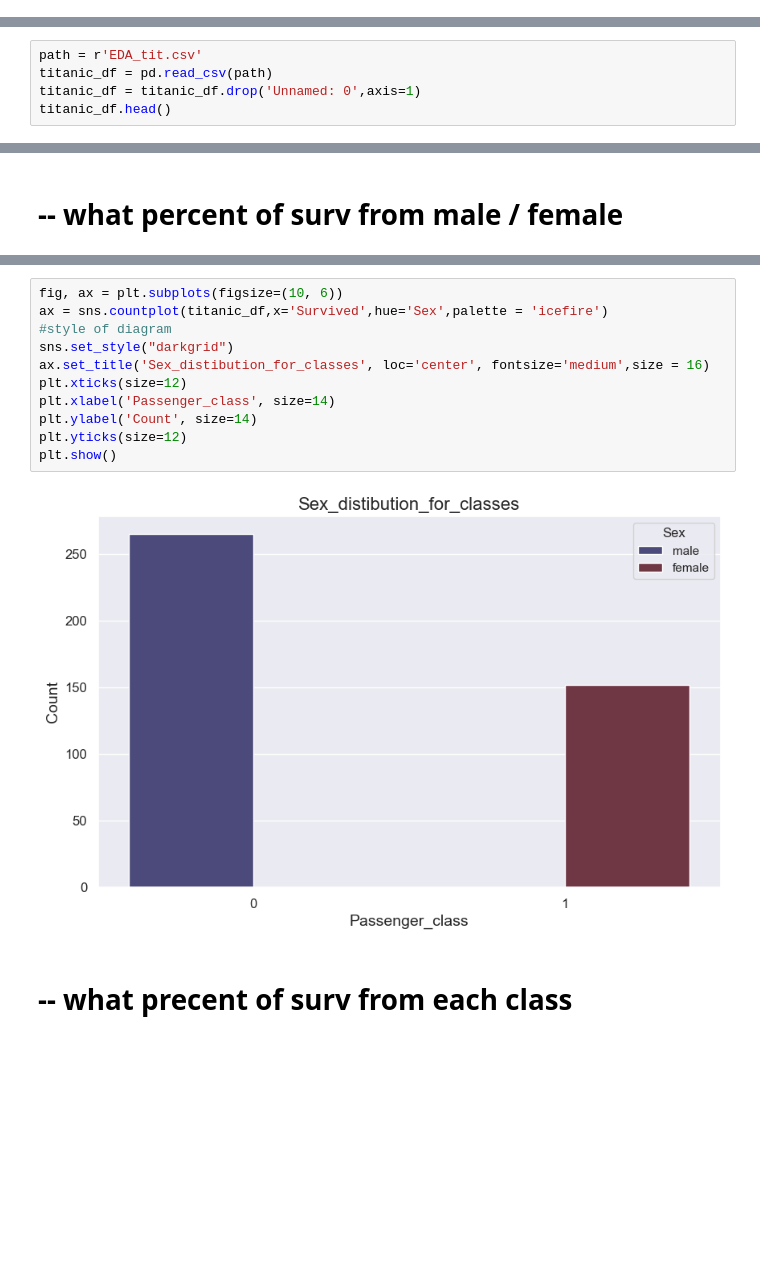
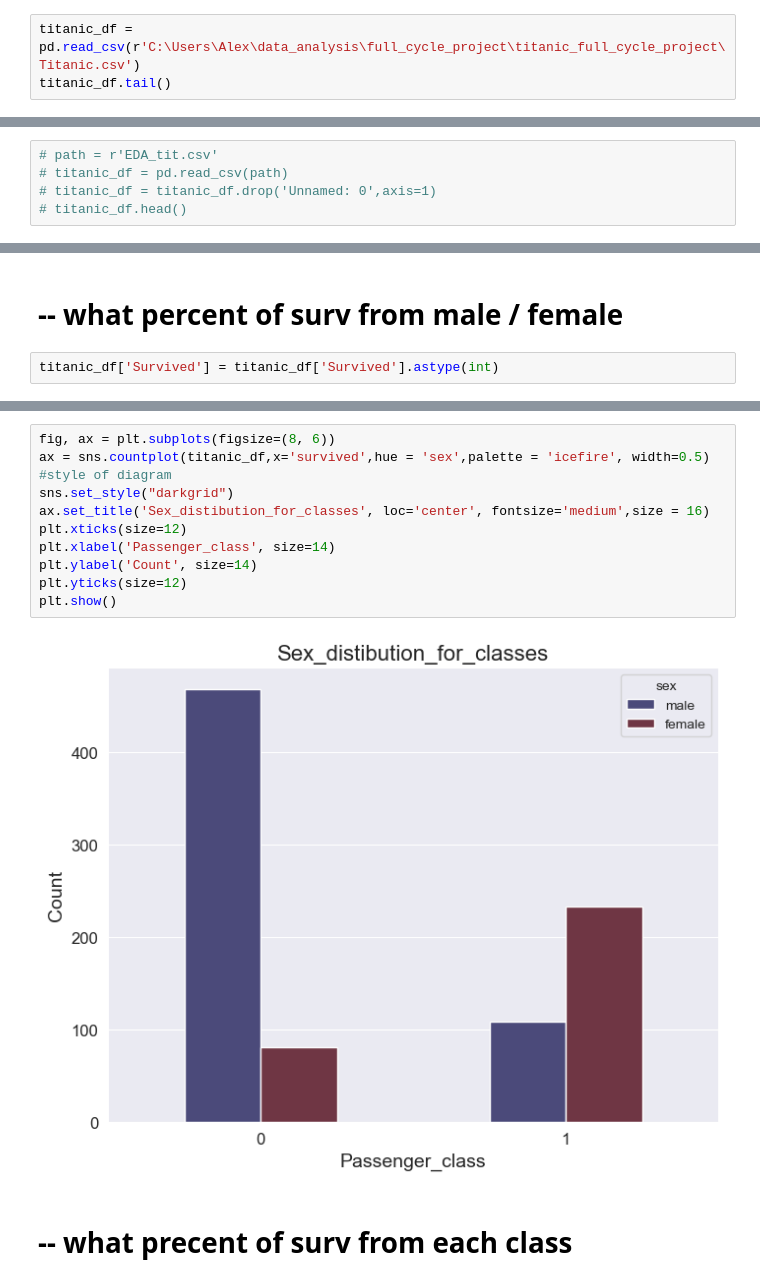
Before and after one commit to 88alexinho/titanic_full_cycle_project, a Jupyter notebook: full_cycle_project.ipynb, the cells around one changed output, grey strips where cells are left out. Drawn from its saved outputs; the diff is of its cells as text; blank space fills up the shorter version.

```diff
--- a/full_cycle_project.ipynb
+++ b/full_cycle_project.ipynb
@@ -29,0 +23,3 @@ tit_df.head()
+# %%
+titanic_df = pd.read_csv(r'C:\Users\Alex\data_analysis\full_cycle_project\titanic_full_cycle_project\Titanic.csv')
+titanic_df.tail()
@@ -110,5 +73,5 @@ tit_df.to_csv('EDA_tit.csv')
 # %%
-path = r'EDA_tit.csv'
-titanic_df = pd.read_csv(path)
-titanic_df = titanic_df.drop('Unnamed: 0',axis=1)
-titanic_df.head()
+# path = r'EDA_tit.csv'
+# titanic_df = pd.read_csv(path)
+# titanic_df = titanic_df.drop('Unnamed: 0',axis=1)
+# titanic_df.head()
@@ -303,3 +254,5 @@ plt.show()
 # %% [markdown]
 # -- what percent of surv from male / female
+# %%
+titanic_df['Survived'] = titanic_df['Survived'].astype(int)
 # %%
@@ -320,16 +360,16 @@ Name: Survived, Length: 417, dtype: int64
 # %%
-fig, ax = plt.subplots(figsize=(10, 6))
-ax = sns.countplot(titanic_df,x='Survived',hue='Sex',palette = 'icefire')
+fig, ax = plt.subplots(figsize=(8, 6))
+ax = sns.countplot(titanic_df,x='survived',hue = 'sex',palette = 'icefire', width=0.5)
 #style of diagram
 sns.set_style("darkgrid")
 ax.set_title('Sex_distibution_for_classes', loc='center', fontsize='medium',size = 16)
 plt.xticks(size=12)
 plt.xlabel('Passenger_class', size=14)
 plt.ylabel('Count', size=14)
 plt.yticks(size=12)
 plt.show()
 # %% [output]
-[figure, old version]
+[figure, new version]
 # %% [markdown]
 # -- what precent of surv from each class
 # %%
```
Also changed, not shown: parts of 34 cells of this notebook.
